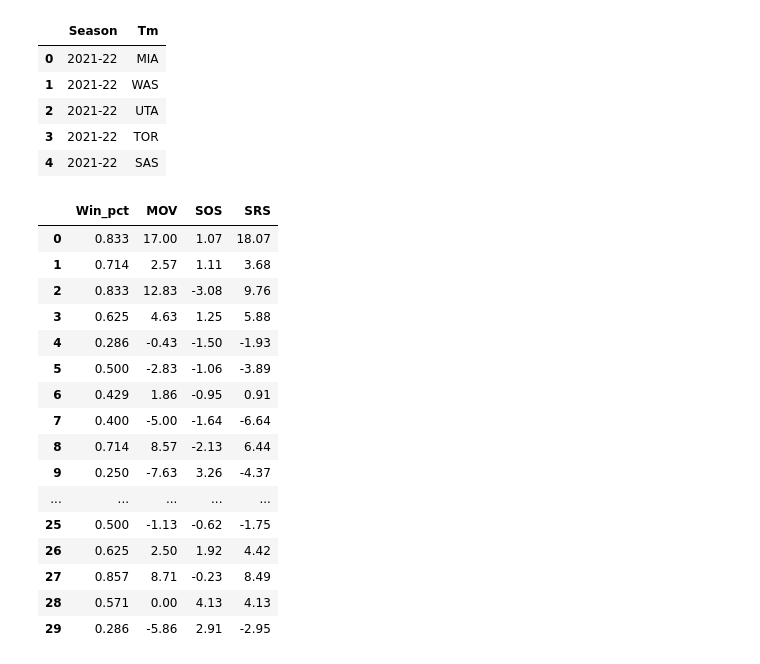
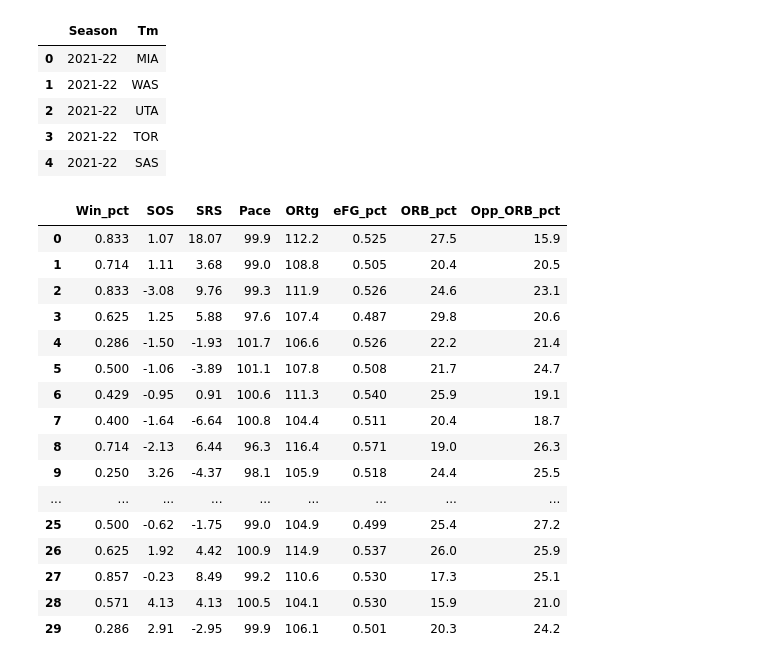
Before and after one commit to fatehluqman/Final_project, a Jupyter notebook: LogReg_Model_Prune.ipynb, the cells around one changed output. Cells and saved outputs as stored; diff of their text form; code cells hidden in the pictures.

```diff
--- a/LogReg_Model_Prune.ipynb
+++ b/LogReg_Model_Prune.ipynb
@@ -166,45 +191,49 @@ test_name_df.head()
 # %%
 test_df_pos= test_df['Position']
 test_df.drop(['index',
  'Position',
  'Season',
  'Tm',
  'G',
  'W',
  'L',
-#  'Pace',
-#  'eFG_pct',
-#  'ORtg',
-#  'DRtg',
-#  'TS_pct',
-#  'TOV_pct',
-#  'ORB_pct',
-#  'FT_FGA',
-#  'Opp_eFG_pct',
-#  'Opp_TS_pct',
-#  'Opp_TOV_pct',
-#  'Opp_ORB_pct',
-#  'Opp_FT_FGA'
+ #'Win_pct',
+ 'MOV',
+ #'SOS',
+ #'SRS',
+ #'Pace',
+ #'ORtg',
+ 'DRtg',
+ #'eFG_pct',
+ 'TS_pct',
+ 'TOV_pct',
+ #'ORB_pct',
+ 'FT_FGA',
+ 'Opp_eFG_pct',
+ 'Opp_TS_pct',
+ 'Opp_TOV_pct',
+ #'Opp_ORB_pct',
+ 'Opp_FT_FGA'
              ], axis=1, inplace=True)
 test_df
 # %% [output]
-|  | Win_pct | MOV | SOS | SRS |
-| 0 | 0.833 | 17.00 | 1.07 | 18.07 |
-| 1 | 0.714 | 2.57 | 1.11 | 3.68 |
-| 2 | 0.833 | 12.83 | -3.08 | 9.76 |
-| 3 | 0.625 | 4.63 | 1.25 | 5.88 |
-| 4 | 0.286 | -0.43 | -1.50 | -1.93 |
-| 5 | 0.500 | -2.83 | -1.06 | -3.89 |
-| 6 | 0.429 | 1.86 | -0.95 | 0.91 |
-| 7 | 0.400 | -5.00 | -1.64 | -6.64 |
-| 8 | 0.714 | 8.57 | -2.13 | 6.44 |
-| 9 | 0.250 | -7.63 | 3.26 | -4.37 |
-| ... | ... | ... | ... | ... |
-| 25 | 0.500 | -1.13 | -0.62 | -1.75 |
-| 26 | 0.625 | 2.50 | 1.92 | 4.42 |
-| 27 | 0.857 | 8.71 | -0.23 | 8.49 |
-| 28 | 0.571 | 0.00 | 4.13 | 4.13 |
-| 29 | 0.286 | -5.86 | 2.91 | -2.95 |
+|  | Win_pct | SOS | SRS | Pace | ORtg | eFG_pct | ORB_pct | Opp_ORB_pct |
+| 0 | 0.833 | 1.07 | 18.07 | 99.9 | 112.2 | 0.525 | 27.5 | 15.9 |
+| 1 | 0.714 | 1.11 | 3.68 | 99.0 | 108.8 | 0.505 | 20.4 | 20.5 |
+| 2 | 0.833 | -3.08 | 9.76 | 99.3 | 111.9 | 0.526 | 24.6 | 23.1 |
+| 3 | 0.625 | 1.25 | 5.88 | 97.6 | 107.4 | 0.487 | 29.8 | 20.6 |
+| 4 | 0.286 | -1.50 | -1.93 | 101.7 | 106.6 | 0.526 | 22.2 | 21.4 |
+| 5 | 0.500 | -1.06 | -3.89 | 101.1 | 107.8 | 0.508 | 21.7 | 24.7 |
+| 6 | 0.429 | -0.95 | 0.91 | 100.6 | 111.3 | 0.540 | 25.9 | 19.1 |
+| 7 | 0.400 | -1.64 | -6.64 | 100.8 | 104.4 | 0.511 | 20.4 | 18.7 |
+| 8 | 0.714 | -2.13 | 6.44 | 96.3 | 116.4 | 0.571 | 19.0 | 26.3 |
+| 9 | 0.250 | 3.26 | -4.37 | 98.1 | 105.9 | 0.518 | 24.4 | 25.5 |
+| ... | ... | ... | ... | ... | ... | ... | ... | ... |
+| 25 | 0.500 | -0.62 | -1.75 | 99.0 | 104.9 | 0.499 | 25.4 | 27.2 |
+| 26 | 0.625 | 1.92 | 4.42 | 100.9 | 114.9 | 0.537 | 26.0 | 25.9 |
+| 27 | 0.857 | -0.23 | 8.49 | 99.2 | 110.6 | 0.530 | 17.3 | 25.1 |
+| 28 | 0.571 | 4.13 | 4.13 | 100.5 | 104.1 | 0.530 | 15.9 | 21.0 |
+| 29 | 0.286 | 2.91 | -2.95 | 99.9 | 106.1 | 0.501 | 20.3 | 24.2 |
 # %%
 df_X_test_scaled = scaler.fit_transform(test_df)
 # %%
```
Also changed, not shown: parts of 16 cells of this notebook, 7 other files.
